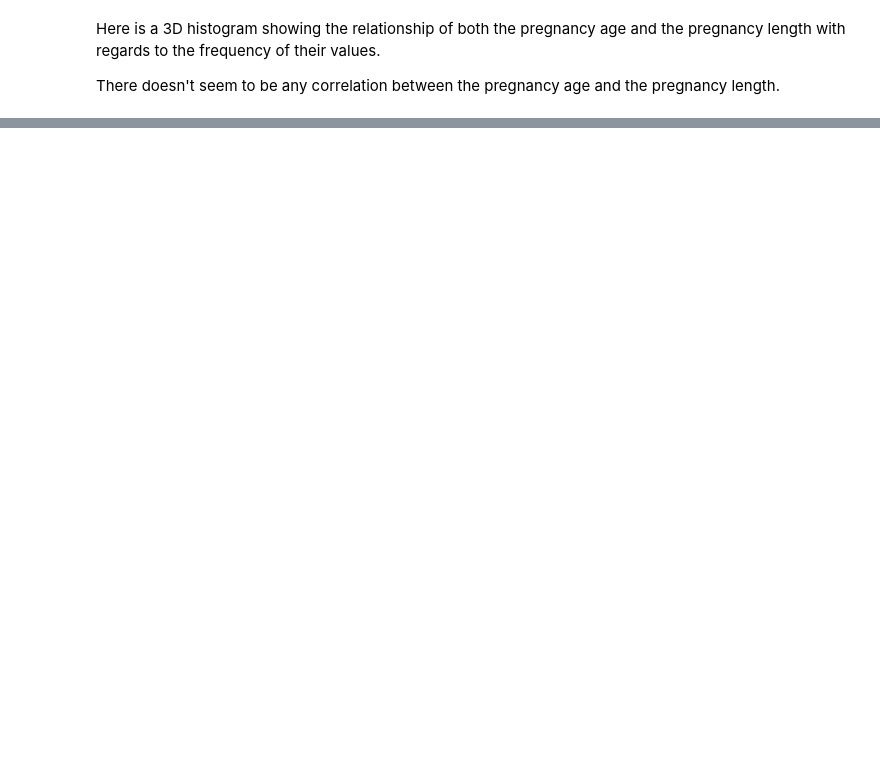
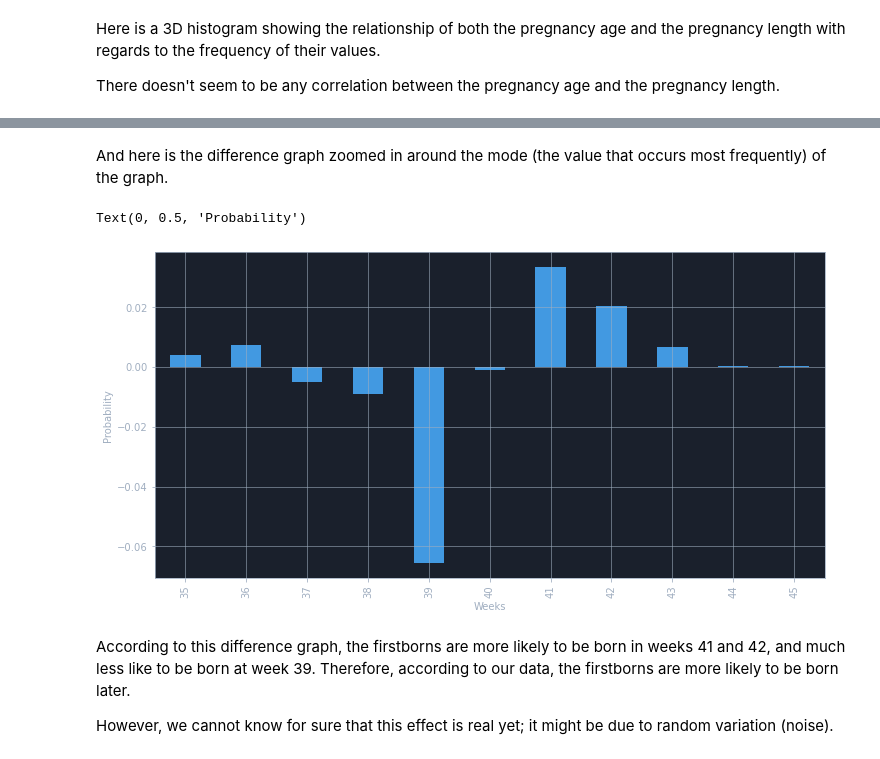
Before and after one commit to Devwulf/road-to-data-science, a Jupyter notebook: statistics/02 - Distributions.ipynb, the cells around one changed output, grey strips where cells are left out. Saved outputs shown, nothing was run; the diff lists cells and outputs as text; code cells hidden in the pictures; blank space fills up the shorter version.

```diff
--- a/statistics/02 - Distributions.ipynb
+++ b/statistics/02 - Distributions.ipynb
@@ -145,0 +170,18 @@ plt.show()
+# %% [markdown]
+And here is the difference graph zoomed in around the mode (the value that occurs most frequently) of the graph.
+# %%
+firstsProb = firsts["prglngth"].value_counts().sort_index().loc[35:45] / len(firsts)
+othersProb = others["prglngth"].value_counts().sort_index().loc[35:45] / len(others)
+
+diff = firstsProb - othersProb
+
+diff.plot.bar()
+plt.xlabel("Weeks")
+plt.ylabel("Probability")
+# %% [output]
+Text(0, 0.5, 'Probability')
+[figure, added]
+# %% [markdown]
+According to this difference graph, the firstborns are more likely to be born in weeks 41 and 42, and much less like to be born at week 39. Therefore, according to our data, the firstborns are more likely to be born later.
+
+However, we cannot know for sure that this effect is real yet; it might be due to random variation (noise).
```
Also changed, not shown: parts of 12 cells of this notebook, 2 other files.
